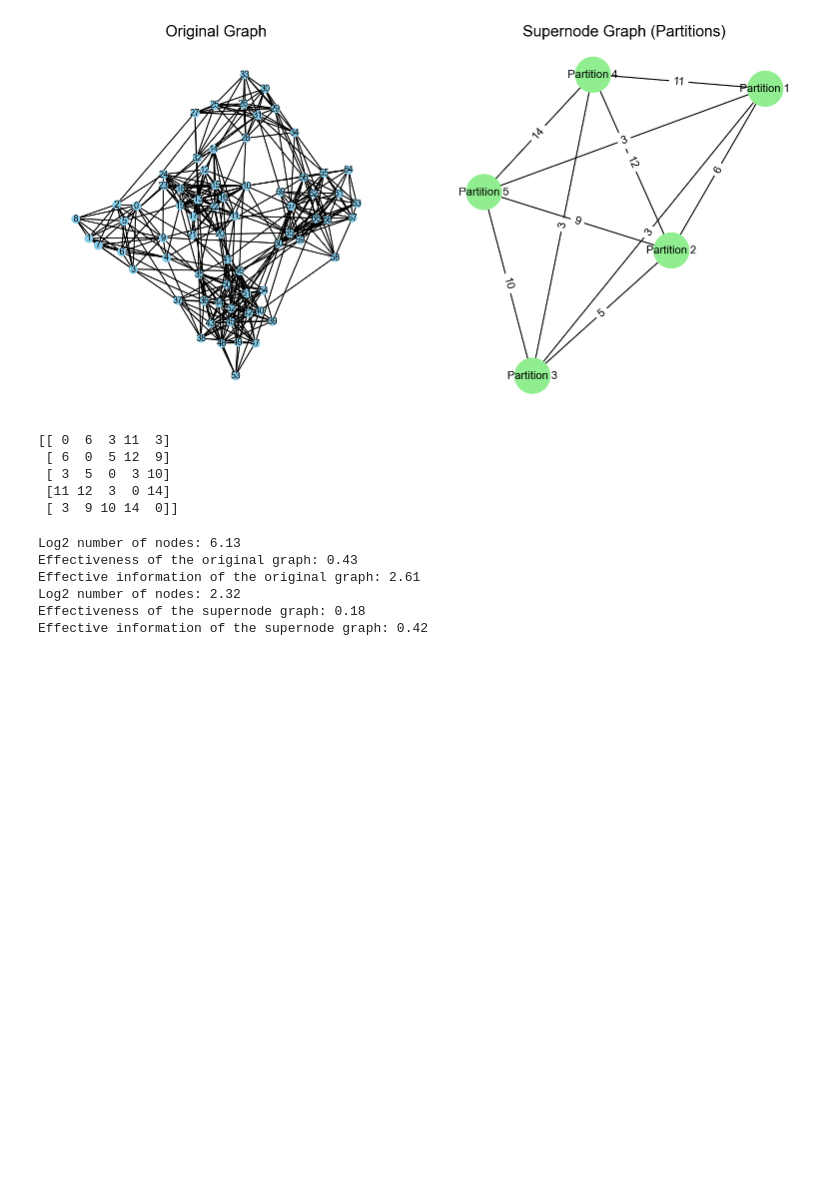
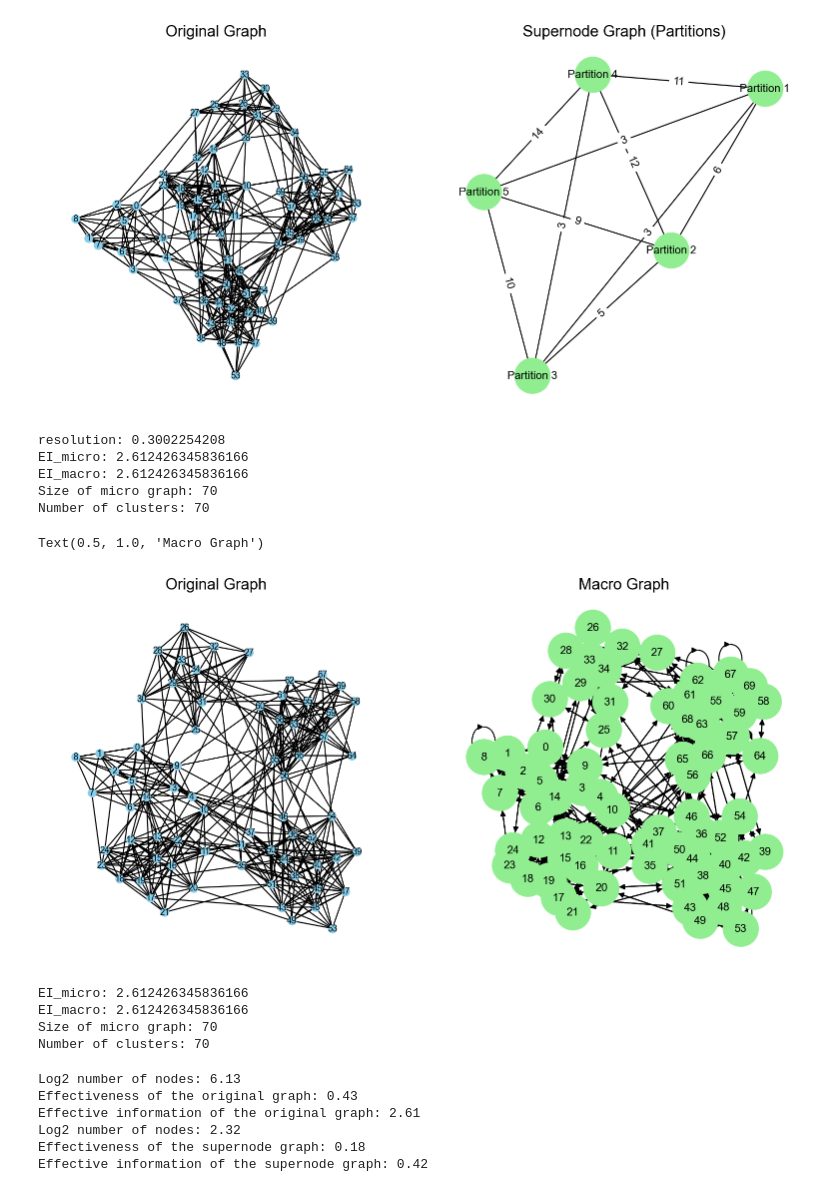
Before and after one commit to YYT1002/einet, a Jupyter notebook: code/ei_calculation.ipynb, the cells around one changed output. Cells and saved outputs as stored; diff of their text form; code cells hidden in the pictures; blank space fills up the shorter version.

Commit message:
ei_louvain

```diff
--- a/code/ei_calculation.ipynb
+++ b/code/ei_calculation.ipynb
@@ -801,15 +804,72 @@ plt.title("Supernode Graph (Partitions)")
 plt.show()
 # %% [output]
 [figure]
-# %%
-# print the adjacent matrix supernodes graph
-print(nx.adjacency_matrix(supernodes).todense())
-# %% [output]
-[[ 0  6  3 11  3]
- [ 6  0  5 12  9]
- [ 3  5  0  3 10]
- [11 12  3  0 14]
- [ 3  9 10 14  0]]
+# %%
+import ce_net
+
+import importlib
+importlib.reload(ce_net)
+
+from ce_net import *
+
+# Calculate the causal emergence of the original graph
+CE = causal_emergence_louvain(G)
+# %%
+print('resolution:', CE['resolution'])
+print('EI_micro:', CE['EI_micro'])
+print('EI_macro:', CE['EI_macro'])
+
+
+# print the size of micro graph
+micro_graph = CE['G_micro']
+print('Size of micro graph:', len(micro_graph.nodes()))
+
+# print number of clusters: distinct values in the CE['mapping']
+print('Number of clusters:', len(set(CE['mapping'].values())))
+# %% [output]
+resolution: 0.3002254208
+EI_micro: 2.612426345836166
+EI_macro: 2.612426345836166
+Size of micro graph: 70
+Number of clusters: 70
+# %%
+# plot  the original graph
+plt.figure(figsize=(12, 6))
+
+plt.subplot(121)
+micro_graph = CE['G_micro']
+
+pos = nx.spring_layout(micro_graph, seed=42)
+nx.draw(G, pos, with_labels=True, node_color='skyblue', node_size=50, edge_color='k', font_size=8)
+plt.title("Original Graph")
+
+# plot the macro graph
+plt.subplot(122)
+macro_graph = CE['G_macro']
+macro_pos = nx.spring_layout(macro_graph, seed=42)
+nx.draw(macro_graph, macro_pos, with_labels=True, node_color='lightgreen', node_size=1000, edge_color='k', font_size=10)
+plt.title("Macro Graph")
+# %% [output]
+Text(0.5, 1.0, 'Macro Graph')
+[figure, added]
+# %%
+CE_spectral = causal_emergence_spectral(G)
+
+print('EI_micro:', CE['EI_micro'])
+print('EI_macro:', CE['EI_macro'])
+
+
+# print the size of micro graph
+micro_graph = CE['G_micro']
+print('Size of micro graph:', len(micro_graph.nodes()))
+
+# print number of clusters: distinct values in the CE['mapping']
+print('Number of clusters:', len(set(CE['mapping'].values())))
+# %% [output]
+EI_micro: 2.612426345836166
+EI_macro: 2.612426345836166
+Size of micro graph: 70
+Number of clusters: 70
 # %%
 # effectiveness of the original graph
 eff_original = effectiveness(G)
```
Also changed, not shown: parts of 5 cells of this notebook.
